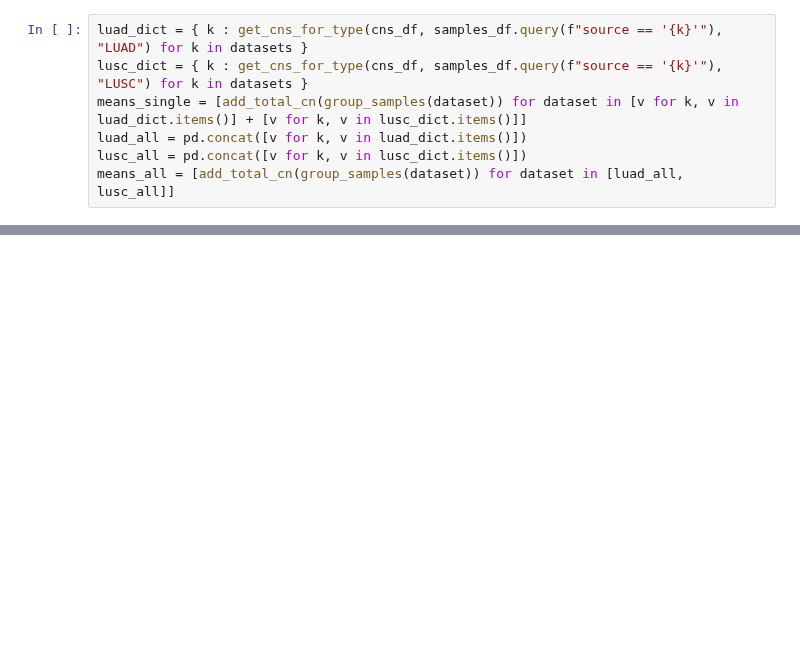
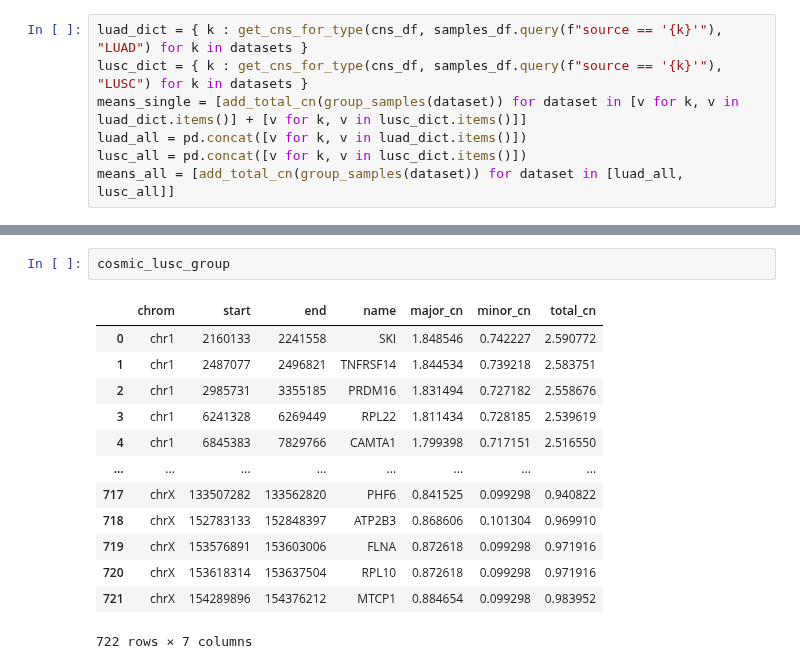
Before and after one commit to ICCB-Cologne/CNSistent, a Jupyter notebook: notebooks/analyze/analyze_lung.ipynb, the cells around one changed output, grey strips where cells are left out. Cells and saved outputs as stored; diff of their text form; blank space fills up the shorter version.

```diff
--- a/notebooks/analyze/analyze_lung.ipynb
+++ b/notebooks/analyze/analyze_lung.ipynb
@@ -108,2 +133,18 @@ save_cns_fig(f"fig_COSMIC_dots_IG_att_chr3")
+# %%
+cosmic_lusc_group
+# %% [output]
+|  | chrom | start | end | name | major_cn | minor_cn | total_cn |
+| 0 | chr1 | 2160133 | 2241558 | SKI | 1.848546 | 0.742227 | 2.590772 |
+| 1 | chr1 | 2487077 | 2496821 | TNFRSF14 | 1.844534 | 0.739218 | 2.583751 |
+| 2 | chr1 | 2985731 | 3355185 | PRDM16 | 1.831494 | 0.727182 | 2.558676 |
+| 3 | chr1 | 6241328 | 6269449 | RPL22 | 1.811434 | 0.728185 | 2.539619 |
+| 4 | chr1 | 6845383 | 7829766 | CAMTA1 | 1.799398 | 0.717151 | 2.516550 |
+| ... | ... | ... | ... | ... | ... | ... | ... |
+| 717 | chrX | 133507282 | 133562820 | PHF6 | 0.841525 | 0.099298 | 0.940822 |
+| 718 | chrX | 152783133 | 152848397 | ATP2B3 | 0.868606 | 0.101304 | 0.969910 |
+| 719 | chrX | 153576891 | 153603006 | FLNA | 0.872618 | 0.099298 | 0.971916 |
+| 720 | chrX | 153618314 | 153637504 | RPL10 | 0.872618 | 0.099298 | 0.971916 |
+| 721 | chrX | 154289896 | 154376212 | MTCP1 | 0.884654 | 0.099298 | 0.983952 |
+722 rows × 7 columns
 # %%
 for chrom in chroms:
```
Also changed, not shown: parts of 14 cells of this notebook, 1 other file.
